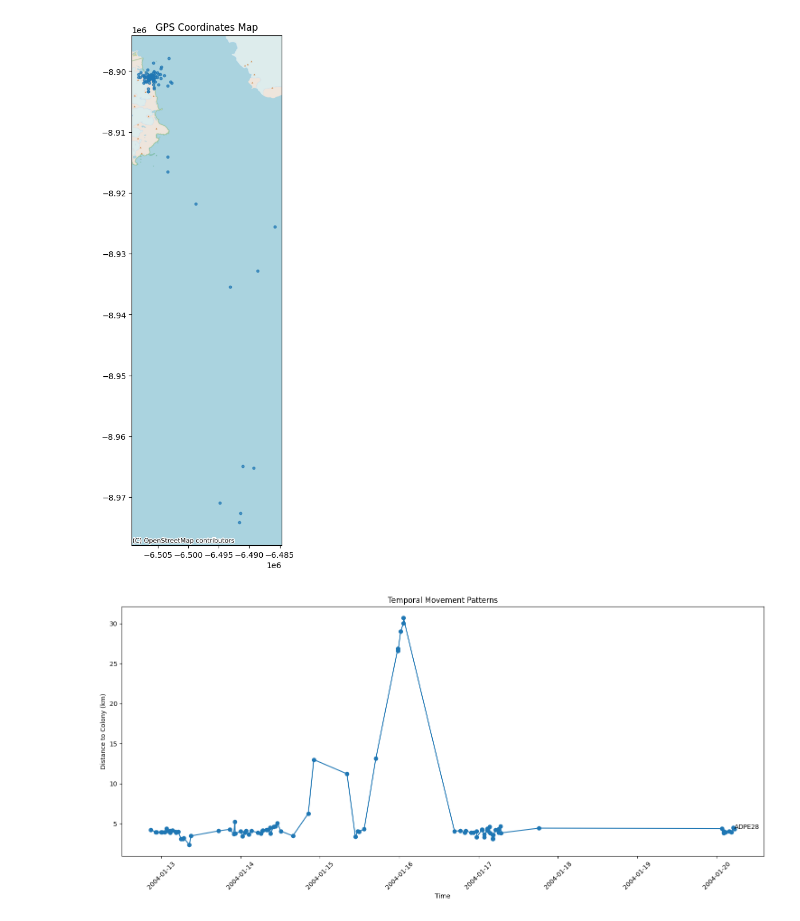
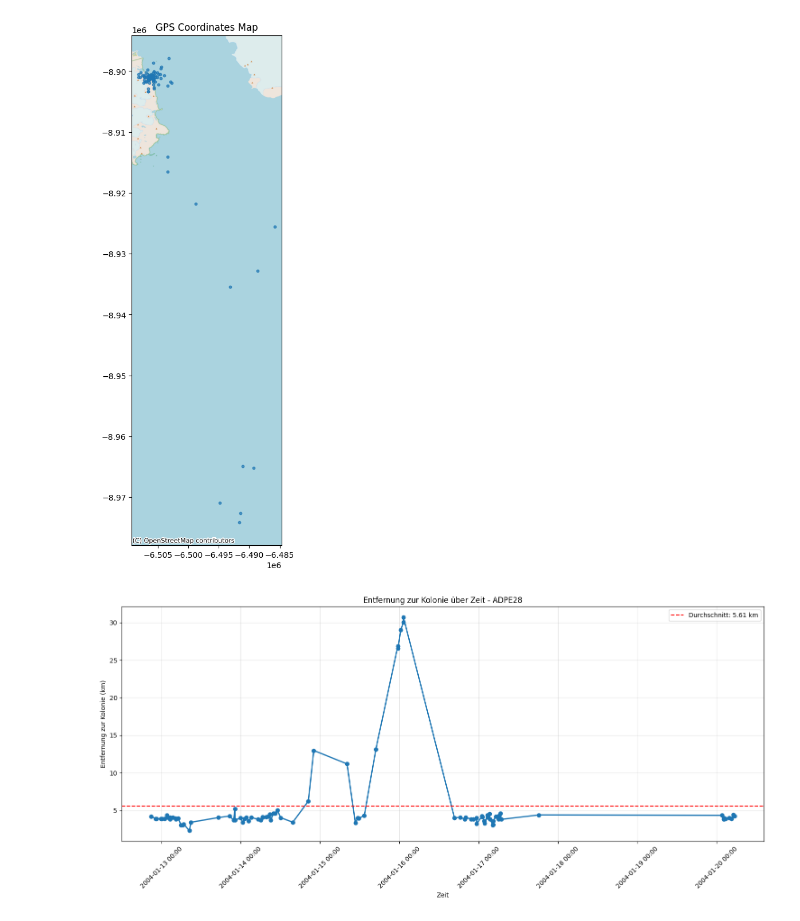
Before and after one commit to aronse1/Electric-Vehicle-Population-Data, a Jupyter notebook: notebooks/00_data_views.ipynb, the cells around one changed output. Drawn from its saved outputs; the diff is of its cells as text; code cells hidden in the pictures.

Commit message:
feat: added visuals pt2

```diff
--- a/notebooks/00_data_views.ipynb
+++ b/notebooks/00_data_views.ipynb
@@ -49,18 +49,23 @@ plt.show()
 [figure]
 # %%
 fig, ax = plt.subplots(figsize=(15, 7))
-for bird_id, group in gdf.groupby('BirdId'):
-    group = group.sort_values('datetime')
-    ax.plot(group['datetime'], group['distance_to_colony_km'], 'o-', label=bird_id)
-    ax.text(group['datetime'].iloc[-1], group['distance_to_colony_km'].iloc[-1], bird_id)
+gdf_sorted = gdf.sort_values('datetime')
 
-ax.set_xlabel('Time')
-ax.set_ylabel('Distance to Colony (km)')
-ax.set_title('Temporal Movement Patterns')
-ax.xaxis.set_major_formatter(DateFormatter('%Y-%m-%d'))
+ax.plot(gdf_sorted['datetime'], gdf_sorted['distance_to_colony_km'], 'o-', linewidth=2, markersize=6)
+
+avg_distance = gdf['distance_to_colony_km'].mean()
+ax.axhline(y=avg_distance, color='r', linestyle='--', label=f'Durchschnitt: {avg_distance:.2f} km')
+
+ax.set_xlabel('Zeit')
+ax.set_ylabel('Entfernung zur Kolonie (km)')
+ax.set_title(f'Entfernung zur Kolonie über Zeit - {selected_bird_id}')
+ax.xaxis.set_major_formatter(DateFormatter('%Y-%m-%d %H:%M'))
+ax.legend()
+
 plt.xticks(rotation=45)
+plt.grid(True, alpha=0.3)
 plt.tight_layout()
-plt.savefig('temporal_movement.png', dpi=300)
+plt.savefig(f'distance_to_colony_{selected_bird_id}.png', dpi=300)
 plt.show()
 # %% [output]
-[figure, old version]
+[figure, new version]
```
Also changed, not shown: parts of 1 cell of this notebook, 7 other files.
